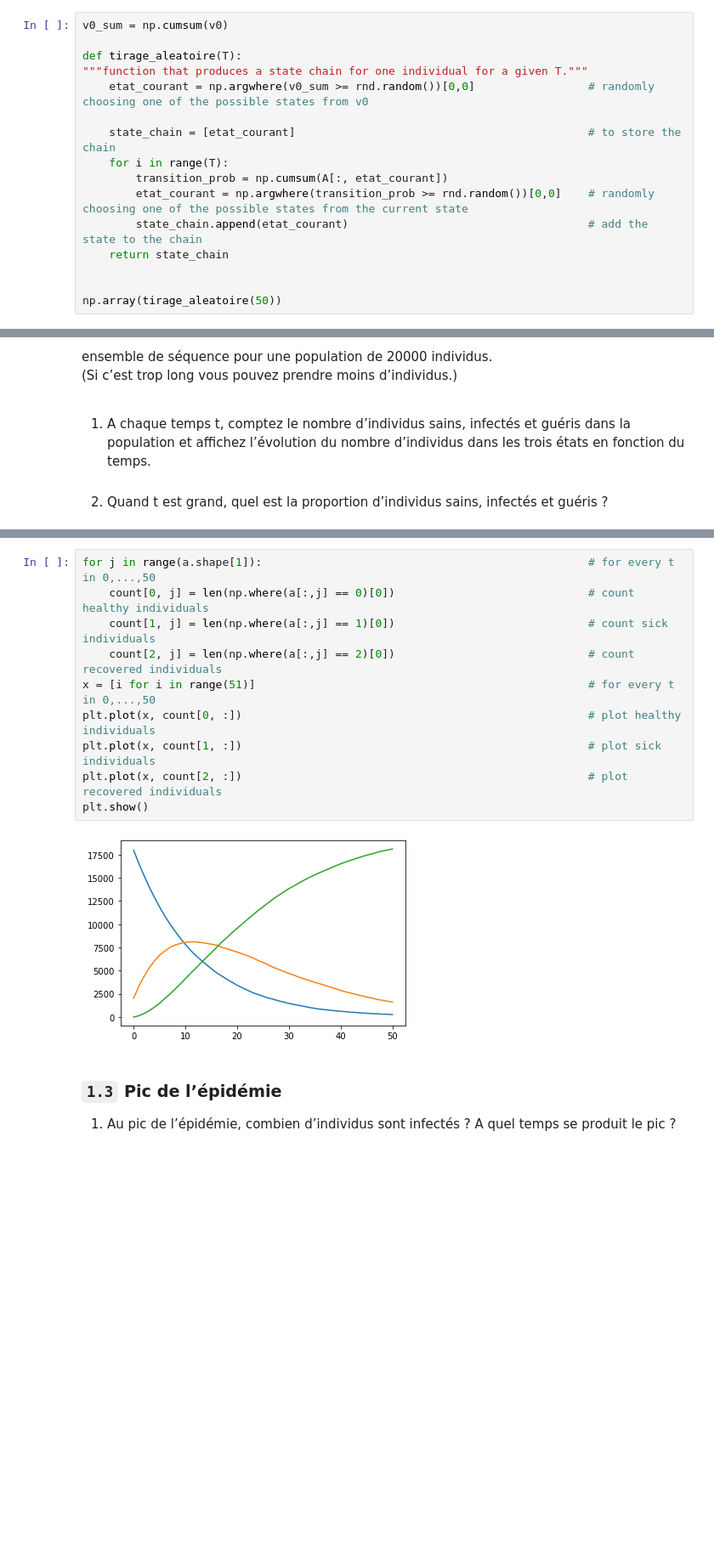
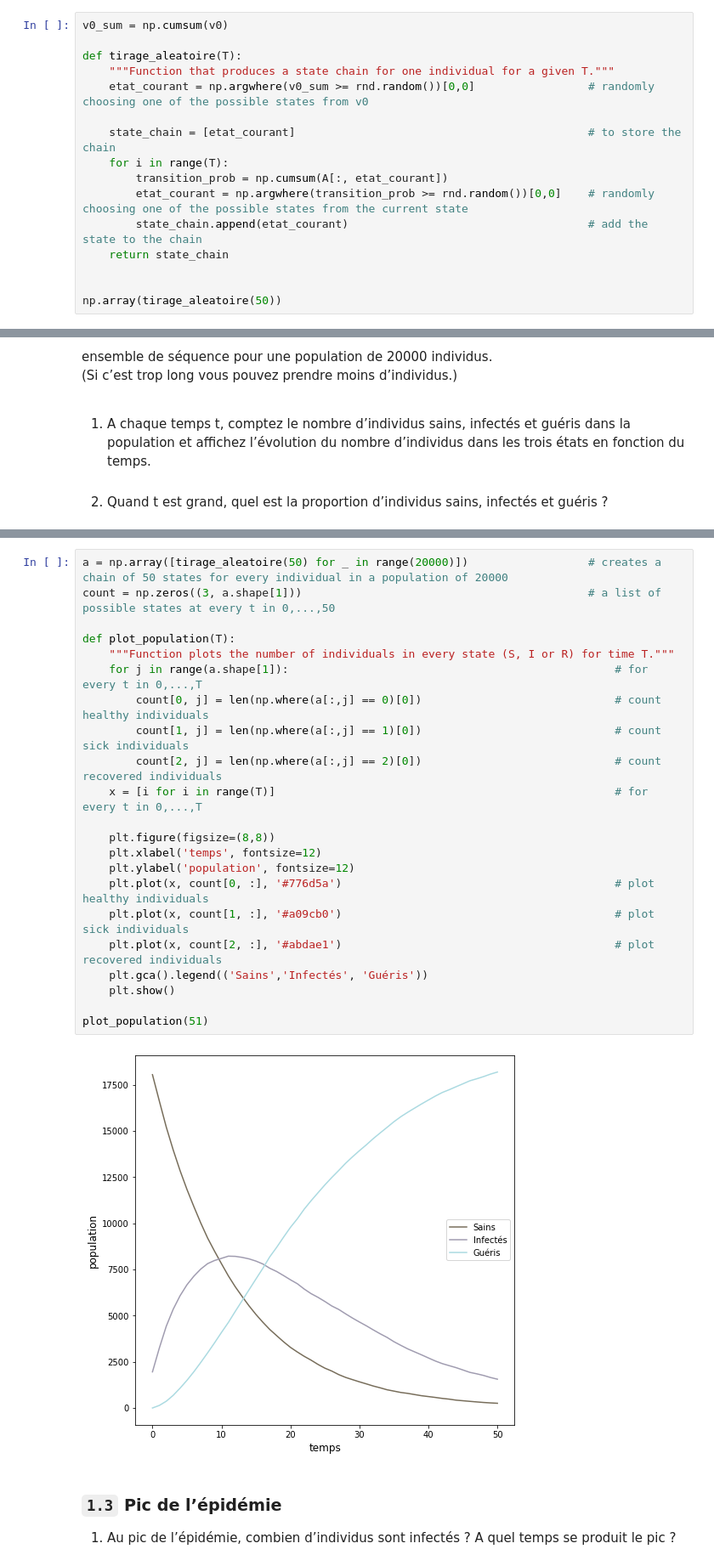
Before and after one commit to petrulii/pandemic-propagation, a Jupyter notebook: projet3_Teo_Ieva.ipynb, the cells around one changed output, grey strips where cells are left out. Shown: that part at 85% size. Drawn from its saved outputs; the diff is of its cells as text; blank space fills up the shorter version.

```diff
--- a/projet3_Teo_Ieva.ipynb
+++ b/projet3_Teo_Ieva.ipynb
@@ -60,7 +60,7 @@ Vous pouvez prendre T=50.
 v0_sum = np.cumsum(v0)
 
 def tirage_aleatoire(T):
-"""function that produces a state chain for one individual for a given T."""
+    """Function that produces a state chain for one individual for a given T."""
     etat_courant = np.argwhere(v0_sum >= rnd.random())[0,0]                 # randomly choosing one of the possible states from v0
 
     state_chain = [etat_courant]                                            # to store the chain
@@ -91,15 +87,27 @@ count = np.zeros((3, a.shape[1]))                                           # a
 # %%
-for j in range(a.shape[1]):                                                 # for every t in 0,...,50
-    count[0, j] = len(np.where(a[:,j] == 0)[0])                             # count healthy individuals
-    count[1, j] = len(np.where(a[:,j] == 1)[0])                             # count sick individuals
-    count[2, j] = len(np.where(a[:,j] == 2)[0])                             # count recovered individuals
-x = [i for i in range(51)]                                                  # for every t in 0,...,50
-plt.plot(x, count[0, :])                                                    # plot healthy individuals
-plt.plot(x, count[1, :])                                                    # plot sick individuals
-plt.plot(x, count[2, :])                                                    # plot recovered individuals
-plt.show()
+a = np.array([tirage_aleatoire(50) for _ in range(20000)])                  # creates a chain of 50 states for every individual in a population of 20000
+count = np.zeros((3, a.shape[1]))                                           # a list of possible states at every t in 0,...,50
+
+def plot_population(T):
+    """Function plots the number of individuals in every state (S, I or R) for time T."""
+    for j in range(a.shape[1]):                                                 # for every t in 0,...,T
+        count[0, j] = len(np.where(a[:,j] == 0)[0])                             # count healthy individuals
+        count[1, j] = len(np.where(a[:,j] == 1)[0])                             # count sick individuals
+        count[2, j] = len(np.where(a[:,j] == 2)[0])                             # count recovered individuals
+    x = [i for i in range(T)]                                                   # for every t in 0,...,T
+
+    plt.figure(figsize=(8,8))
+    plt.xlabel('temps', fontsize=12)
+    plt.ylabel('population', fontsize=12)
+    plt.plot(x, count[0, :], '#776d5a')                                         # plot healthy individuals
+    plt.plot(x, count[1, :], '#a09cb0')                                         # plot sick individuals
+    plt.plot(x, count[2, :], '#abdae1')                                         # plot recovered individuals
+    plt.gca().legend(('Sains','Infectés', 'Guéris'))
+    plt.show()
+
+plot_population(51)
 # %% [output]
-[figure, old version]
+[figure, new version]
 # %% [markdown]
 ### `1.3` Pic de l’épidémie
 1. Au pic de l’épidémie, combien d’individus sont infectés ? A quel temps se produit le pic ?
```
Also changed, not shown: parts of 14 cells of this notebook.
